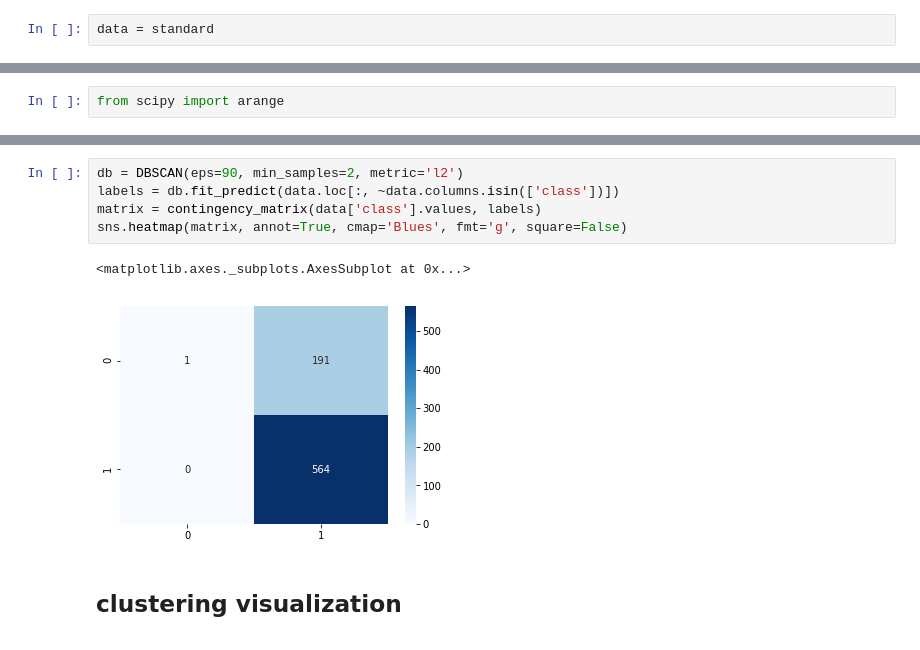
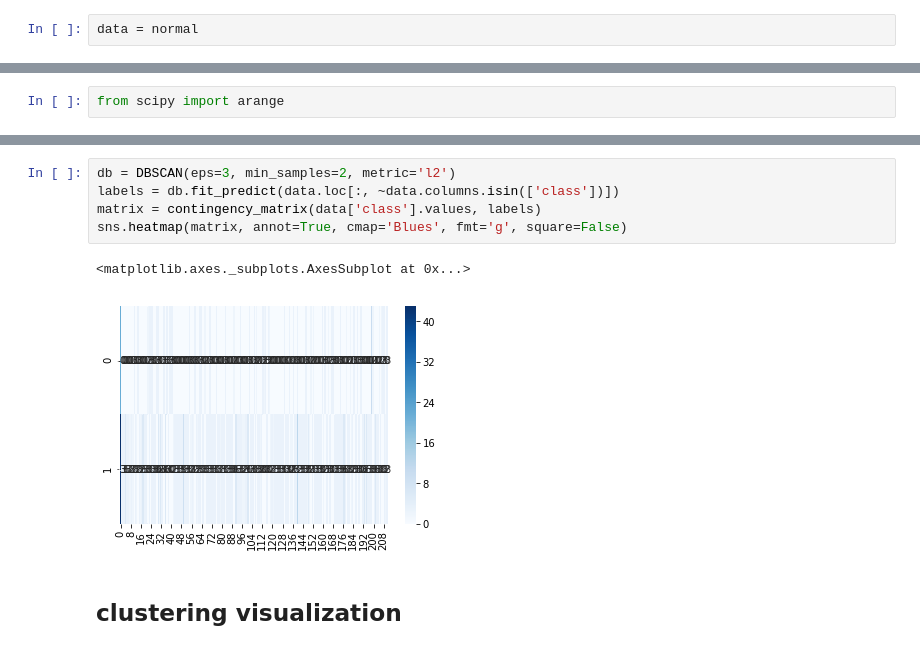
Before and after one commit to MartinXPN/Tecnico, a Jupyter notebook: DataScience/Project - dataset1.ipynb, the cells around one changed output, grey strips where cells are left out. Saved outputs shown, nothing was run; the diff lists cells and outputs as text.

```diff
--- a/DataScience/Project - dataset1.ipynb
+++ b/DataScience/Project - dataset1.ipynb
@@ -220,5 +229,5 @@ show_progress(evaluations=[evaluate(data), evaluate(standard), evaluate(normal)]
 # %%
-data = standard
+data = normal
 # %% [markdown]
 ### 2. Oversampling vs Undersampling
 # %%
@@ -1051,11 +1047,11 @@ plt.show()
 # %%
-db = DBSCAN(eps=90, min_samples=2, metric='l2')
+db = DBSCAN(eps=3, min_samples=2, metric='l2')
 labels = db.fit_predict(data.loc[:, ~data.columns.isin(['class'])])
 matrix = contingency_matrix(data['class'].values, labels)
 sns.heatmap(matrix, annot=True, cmap='Blues', fmt='g', square=False)
 # %% [output]
 <matplotlib.axes._subplots.AxesSubplot at 0x...>
-[figure, old version]
+[figure, new version]
 # %% [markdown]
 ## clustering visualization
 # %%
```
Also changed, not shown: parts of 45 cells of this notebook, 2 other files.
